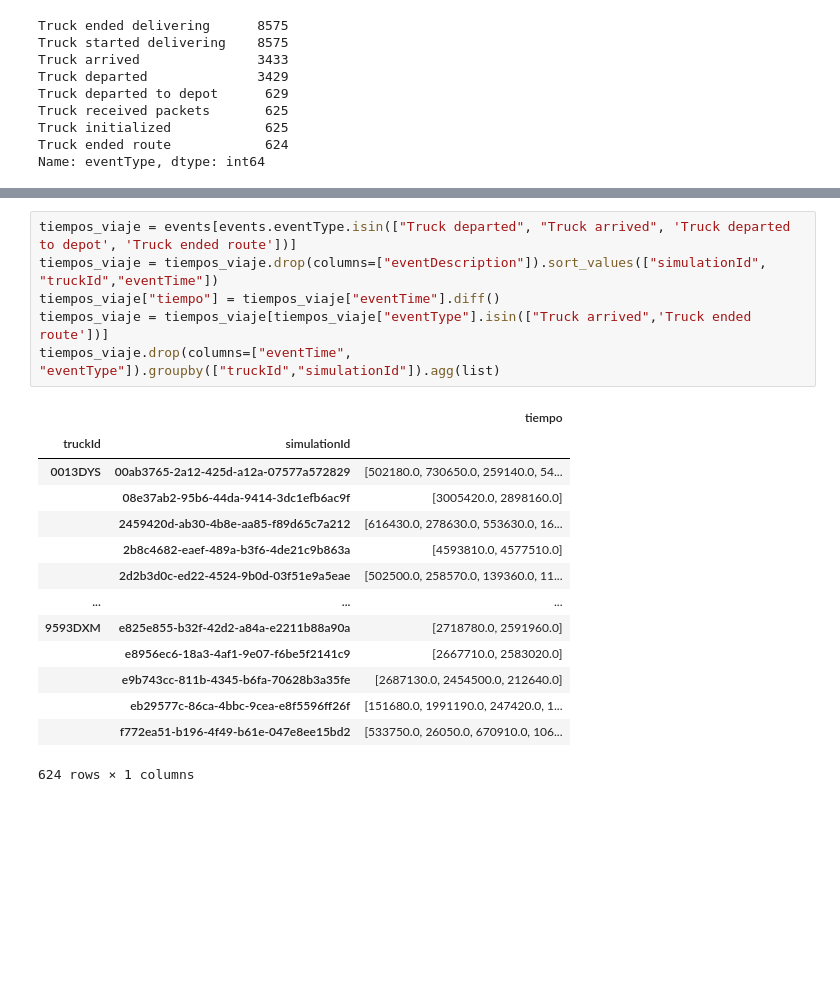
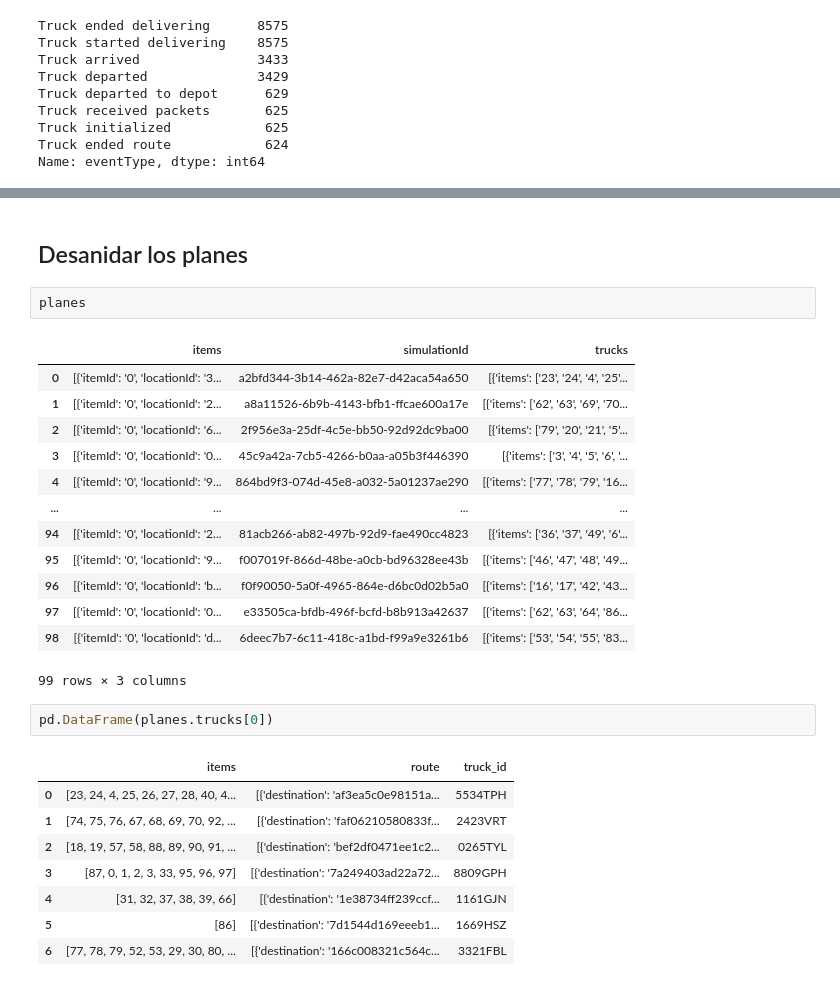
Before and after one commit to jandion/APSELogisticSimulator, a Jupyter notebook: data/eda/eda.ipynb, the cells around one changed output, grey strips where cells are left out. Cells and saved outputs as stored; diff of their text form; blank space fills up the shorter version.

```diff
--- a/data/eda/eda.ipynb
+++ b/data/eda/eda.ipynb
@@ -168,21 +59,29 @@ array(['Truck departed', 'Truck initialized', 'Truck received packets',
-# %%
-tiempos_viaje = events[events.eventType.isin(["Truck departed", "Truck arrived", 'Truck departed to depot', 'Truck ended route'])]
-tiempos_viaje = tiempos_viaje.drop(columns=["eventDescription"]).sort_values(["simulationId", "truckId","eventTime"])
-tiempos_viaje["tiempo"] = tiempos_viaje["eventTime"].diff()
-tiempos_viaje = tiempos_viaje[tiempos_viaje["eventType"].isin(["Truck arrived",'Truck ended route'])]
-tiempos_viaje.drop(columns=["eventTime", "eventType"]).groupby(["truckId","simulationId"]).agg(list)
-# %% [output]
-|  |  | tiempo |
-| truckId | simulationId |  |
-| 0013DYS | 00ab3765-2a12-425d-a12a-07577a572829 | [502180.0, 730650.0, 259140.0, 54... |
-|  | 08e37ab2-95b6-44da-9414-3dc1efb6ac9f | [3005420.0, 2898160.0] |
-|  | 2459420d-ab30-4b8e-aa85-f89d65c7a212 | [616430.0, 278630.0, 553630.0, 16... |
-|  | 2b8c4682-eaef-489a-b3f6-4de21c9b863a | [4593810.0, 4577510.0] |
-|  | 2d2b3d0c-ed22-4524-9b0d-03f51e9a5eae | [502500.0, 258570.0, 139360.0, 11... |
-| ... | ... | ... |
-| 9593DXM | e825e855-b32f-42d2-a84a-e2211b88a90a | [2718780.0, 2591960.0] |
-|  | e8956ec6-18a3-4af1-9e07-f6be5f2141c9 | [2667710.0, 2583020.0] |
-|  | e9b743cc-811b-4345-b6fa-70628b3a35fe | [2687130.0, 2454500.0, 212640.0] |
-|  | eb29577c-86ca-4bbc-9cea-e8f5596ff26f | [151680.0, 1991190.0, 247420.0, 1... |
-|  | f772ea51-b196-4f49-b61e-047e8ee15bd2 | [533750.0, 26050.0, 670910.0, 106... |
-624 rows × 1 columns
+# %% [markdown]
+## Desanidar los planes
+# %%
+planes
+# %% [output]
+|  | items | simulationId | trucks |
+| 0 | [{'itemId': '0', 'locationId': '3... | a2bfd344-3b14-462a-82e7-d42aca54a650 | [{'items': ['23', '24', '4', '25'... |
+| 1 | [{'itemId': '0', 'locationId': '2... | a8a11526-6b9b-4143-bfb1-ffcae600a17e | [{'items': ['62', '63', '69', '70... |
+| 2 | [{'itemId': '0', 'locationId': '6... | 2f956e3a-25df-4c5e-bb50-92d92dc9ba00 | [{'items': ['79', '20', '21', '5'... |
+| 3 | [{'itemId': '0', 'locationId': '0... | 45c9a42a-7cb5-4266-b0aa-a05b3f446390 | [{'items': ['3', '4', '5', '6', '... |
+| 4 | [{'itemId': '0', 'locationId': '9... | 864bd9f3-074d-45e8-a032-5a01237ae290 | [{'items': ['77', '78', '79', '16... |
+| ... | ... | ... | ... |
+| 94 | [{'itemId': '0', 'locationId': '2... | 81acb266-ab82-497b-92d9-fae490cc4823 | [{'items': ['36', '37', '49', '6'... |
+| 95 | [{'itemId': '0', 'locationId': '9... | f007019f-866d-48be-a0cb-bd96328ee43b | [{'items': ['46', '47', '48', '49... |
+| 96 | [{'itemId': '0', 'locationId': 'b... | f0f90050-5a0f-4965-864e-d6bc0d02b5a0 | [{'items': ['16', '17', '42', '43... |
+| 97 | [{'itemId': '0', 'locationId': '0... | e33505ca-bfdb-496f-bcfd-b8b913a42637 | [{'items': ['62', '63', '64', '86... |
+| 98 | [{'itemId': '0', 'locationId': 'd... | 6deec7b7-6c11-418c-a1bd-f99a9e3261b6 | [{'items': ['53', '54', '55', '83... |
+99 rows × 3 columns
+# %%
+pd.DataFrame(planes.trucks[0])
+# %% [output]
+|  | items | route | truck_id |
+| 0 | [23, 24, 4, 25, 26, 27, 28, 40, 4... | [{'destination': 'af3ea5c0e98151a... | 5534TPH |
+| 1 | [74, 75, 76, 67, 68, 69, 70, 92, ... | [{'destination': 'faf06210580833f... | 2423VRT |
+| 2 | [18, 19, 57, 58, 88, 89, 90, 91, ... | [{'destination': 'bef2df0471ee1c2... | 0265TYL |
+| 3 | [87, 0, 1, 2, 3, 33, 95, 96, 97] | [{'destination': '7a249403ad22a72... | 8809GPH |
+| 4 | [31, 32, 37, 38, 39, 66] | [{'destination': '1e38734ff239ccf... | 1161GJN |
+| 5 | [86] | [{'destination': '7d1544d169eeeb1... | 1669HSZ |
+| 6 | [77, 78, 79, 52, 53, 29, 30, 80, ... | [{'destination': '166c008321c564c... | 3321FBL |
```
Also changed, not shown: parts of 13 cells of this notebook, 4 other files.
